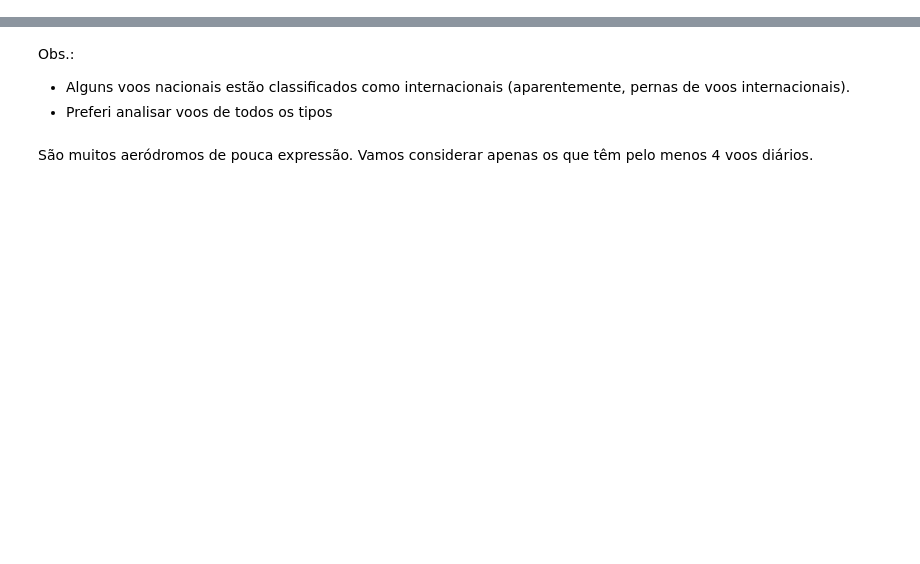
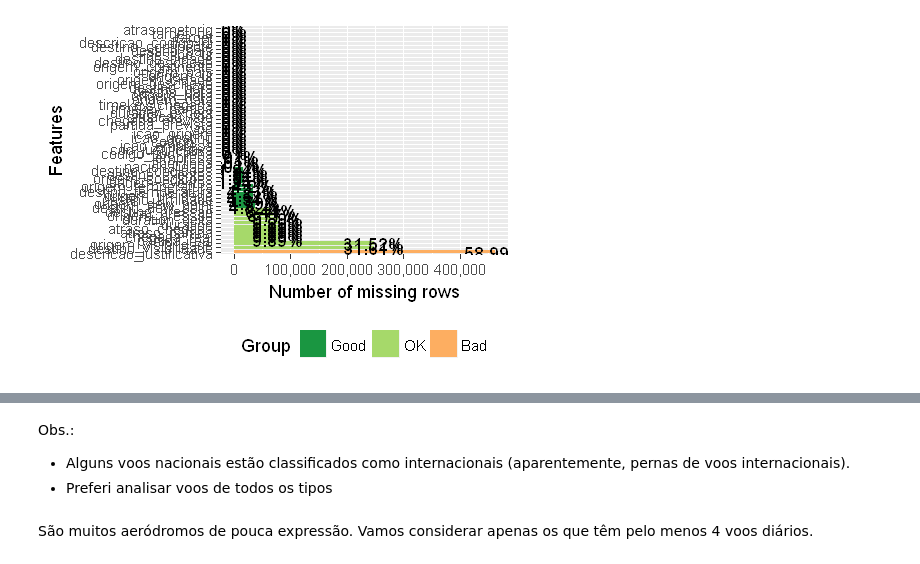
Before and after one commit to jcolares/DM2018, a Jupyter notebook: DataMining.ipynb, the cells around one changed output, grey strips where cells are left out. Saved outputs shown, nothing was run; the diff lists cells and outputs as text; code cells hidden in the pictures; blank space fills up the shorter version.

```diff
--- a/DataMining.ipynb
+++ b/DataMining.ipynb
@@ -270,0 +147,4 @@ plot_bar(tipo_linha, with = "n", title = "Voos nacionais por tipo de linha")
+# %%
+plot_missing(vrawu17)
+# %% [output]
+[figure, added]
```
Also changed, not shown: parts of 233 cells of this notebook.
